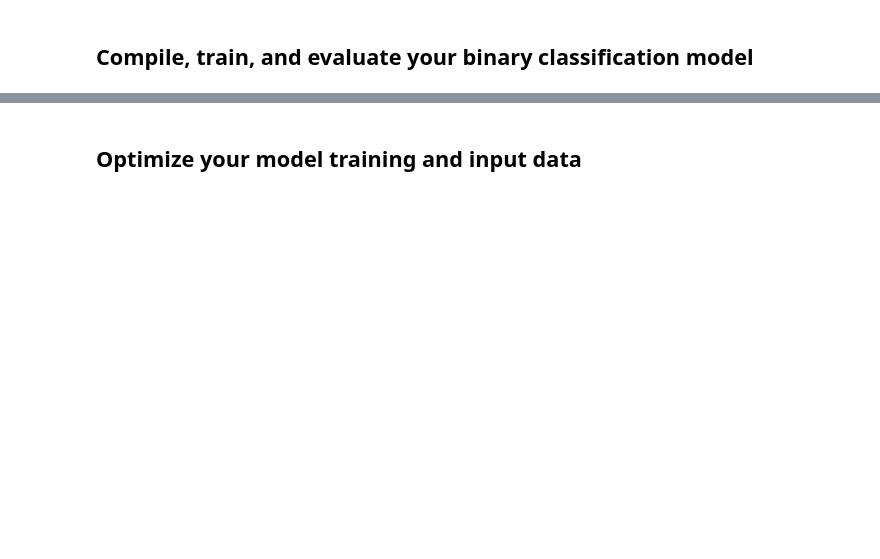
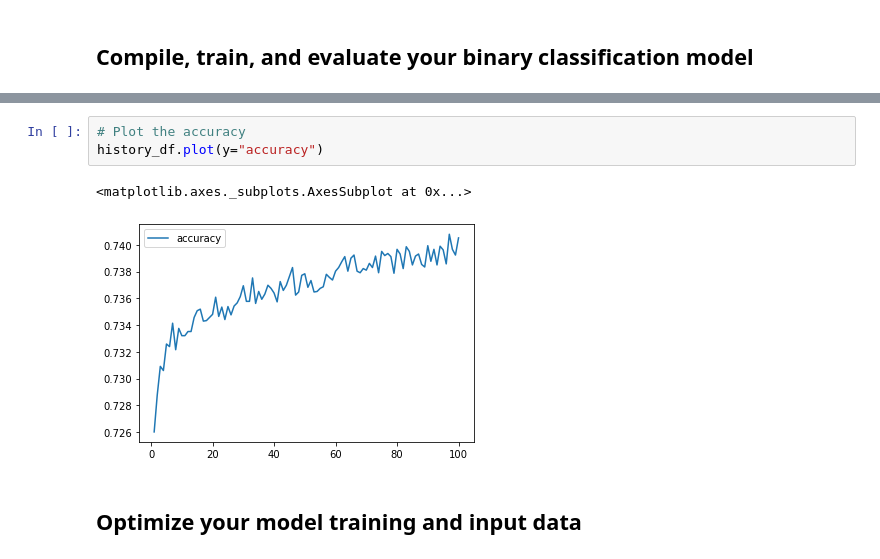
Before and after one commit to shayna-UT/AlphabetSoup, a Jupyter notebook: AlphabetSoupChallenge.ipynb, the cells around one changed output, grey strips where cells are left out. Drawn from its saved outputs; the diff is of its cells as text; blank space fills up the shorter version.

```diff
--- a/AlphabetSoupChallenge.ipynb
+++ b/AlphabetSoupChallenge.ipynb
@@ -361,2 +455,8 @@ X_test_scaled = X_scaler.transform(X_test)
+# %%
+# Plot the accuracy
+history_df.plot(y="accuracy")
+# %% [output]
+<matplotlib.axes._subplots.AxesSubplot at 0x...>
+[figure, added]
 # %% [markdown]
 ## Optimize your model training and input data
```
Also changed, not shown: parts of 17 cells of this notebook.
